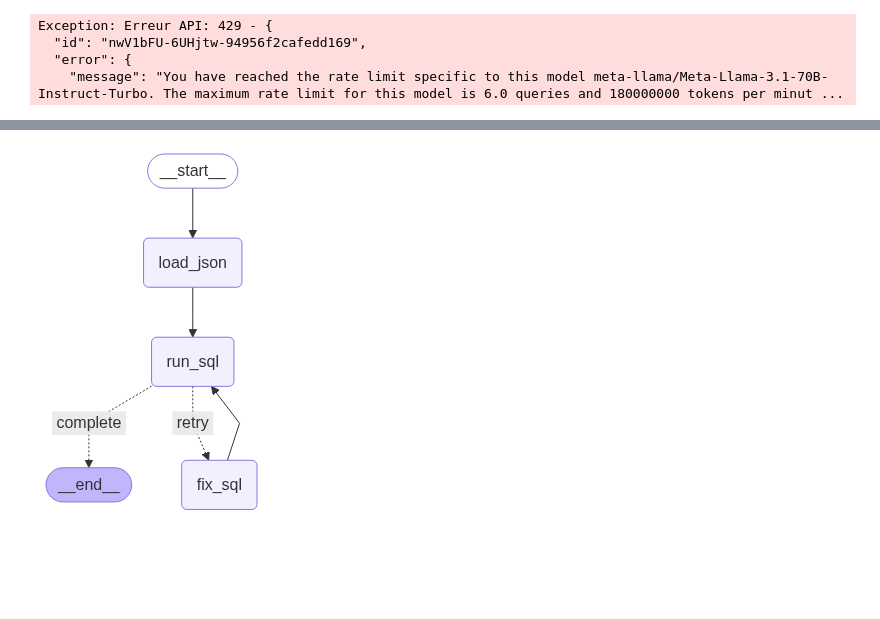
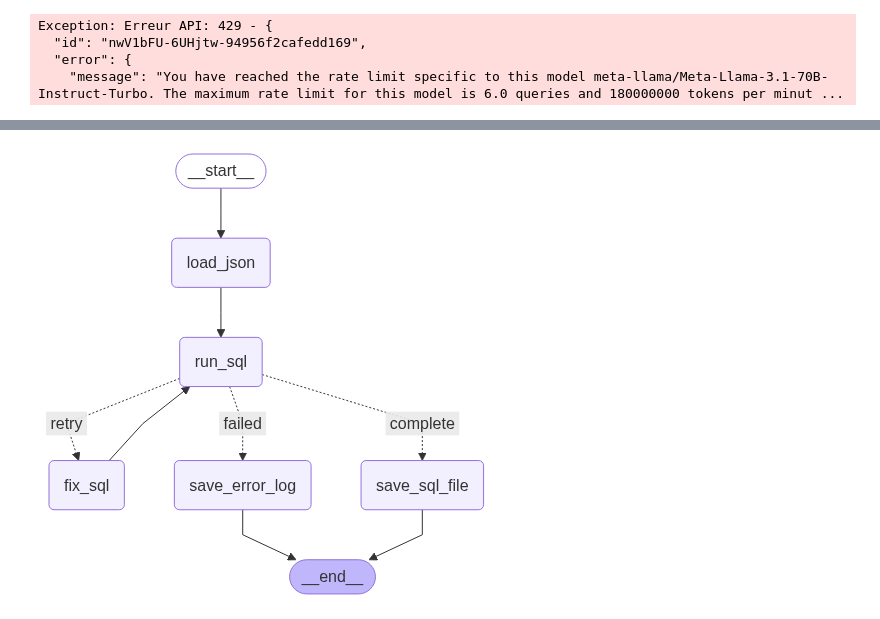
Before and after one commit to inab-certh/Intelligent-ETL-for-OMOP-CDM, a Jupyter notebook: file.ipynb, the cells around one changed output, grey strips where cells are left out. Saved outputs shown, nothing was run; the diff lists cells and outputs as text; code cells hidden in the pictures; blank space fills up the shorter version.

```diff
--- a/file.ipynb
+++ b/file.ipynb
@@ -415,23 +495,3 @@ SyntaxError: invalid syntax. Perhaps you forgot a comma? (3854123471.py, line 68
 # %%
-graph = StateGraph(AgentState)
-
-graph.add_node("load_json", load_json)
-graph.add_node("run_sql", run_sql)
-graph.add_node("fix_sql", fix_sql)
-
-graph.add_conditional_edges("run_sql", check_completion, {
-    "complete": END,
-    "retry": "fix_sql",
-    "failed": END
-})
-
-graph.set_entry_point("load_json")
-
-graph.add_edge("load_json", "run_sql")
-graph.add_edge("fix_sql", "run_sql")
-
-app = graph.compile()
-
-display(Image(app.get_graph().draw_mermaid_png()))
 # %% [output]
-[figure, old version]
+[figure, new version]
```
Also changed, not shown: parts of 2 cells of this notebook, 2 other files.
